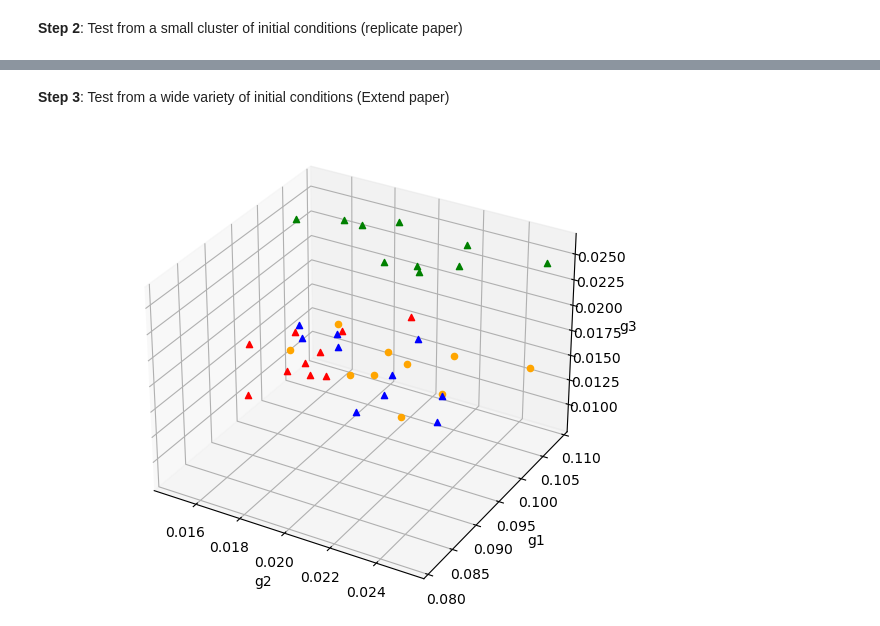
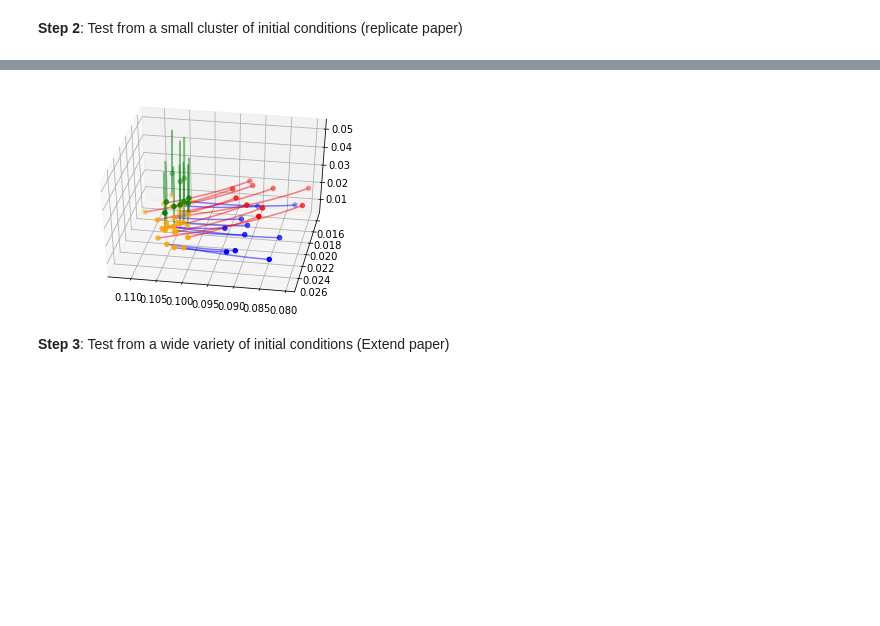
Before and after one commit to gwaldow/ADHPFinalProject, a Jupyter notebook: ADHPProject.ipynb, the cells around one changed output, grey strips where cells are left out. Cells and saved outputs as stored; diff of their text form; code cells hidden in the pictures; blank space fills up the shorter version.

```diff
--- a/ADHPProject.ipynb
+++ b/ADHPProject.ipynb
@@ -232,0 +294,11 @@ print('final Vm', dataflipped[2,-1])
+# %%
+num_pts = 10
+
+originalModel = ADHPModel()
+originalModel.simulate(0.01, 300000, num_pts, 2.5, 1, 100)
+
+flippedModel = ADHPModel([-70, 0.2, 105, 20, 10], [1,1,4000,6000,-1000,100,109.2,0.08])
+flippedModel.simulate(0.01, 300000, num_pts, 2.5, 1, 100)
+
+scaledModel = ADHPModel([-70, 0.2, 105, 20, 10], [1,1,4000,-6000/10,-1000/40,100,109.2,0.08])
+scaledModel.simulate(0.01, 300000, num_pts, 2.5, 1, 100)
@@ -233,2 +323,19 @@ print('final Vm', dataflipped[2,-1])
+# %%
+fig = plt.figure()
+ax = plt.axes(projection="3d")
+ax.view_init(elev=40, azim=100)
+
+models = [originalModel,flippedModel,scaledModel]
+colors = ['blue','red','green']
+
+for i in range(len(models)):
+  Model = models[i]
+  color = colors[i]
+  for p in range(originalModel.numRandomStartPoints):
+    ax.plot3D(Model.trajectory[0,p,:]/1000, Model.trajectory[1,p,:]/1000, Model.trajectory[2,p,:]/1000, color=color, alpha=0.5)
+  ax.scatter3D(Model.startingPoints[0,:]/1000,Model.startingPoints[1,:]/1000,Model.startingPoints[2,:]/1000,color='orange')
+  ax.scatter3D(Model.endingPoints[0,:]/1000,Model.endingPoints[1,:]/1000,Model.endingPoints[2,:]/1000,color=color)
+# %% [output]
+[figure, added]
 # %% [markdown]
 **Step 3**: Test from a wide variety of initial conditions (Extend paper)
@@ -355,18 +341,0 @@ dataScaled = np.vstack((np.arange(0,totalSimSteps), dataScaled))
-# %%
-fig = plt.figure()
-ax = Axes3D(fig,auto_add_to_figure=False)
-fig.add_axes(ax)
-
-for i in range(len(startingPoints[0,:])):
-    startpts = ax.scatter(startingPoints[1,i]/1000, startingPoints[0,i]/1000, startingPoints[2,i]/1000, marker='o', color='orange') # orange for starting point
-    og = ax.scatter(endingPointsOriginal[1,i]/1000, endingPointsOriginal[0,i]/1000, endingPointsOriginal[2,i]/1000, marker='^', color='blue')        # blue for original
-    scale = ax.scatter(endingPointsScaled[1,i]/1000, endingPointsScaled[0,i]/1000, endingPointsScaled[2,i]/1000, marker='^', color='green')        # green for scaled
-    flip = ax.scatter(endingPointsFlipped[1,i]/1000, endingPointsFlipped[0,i]/1000, endingPointsFlipped[2,i]/1000, marker='^', color='red')        # red for flipped
-
-ax.set_xlabel('g2')
-ax.set_ylabel('g1')
-ax.set_zlabel('g3')
-
-plt.show()
-# %% [output]
-[figure, removed]
```
Also changed, not shown: parts of 19 cells of this notebook.
